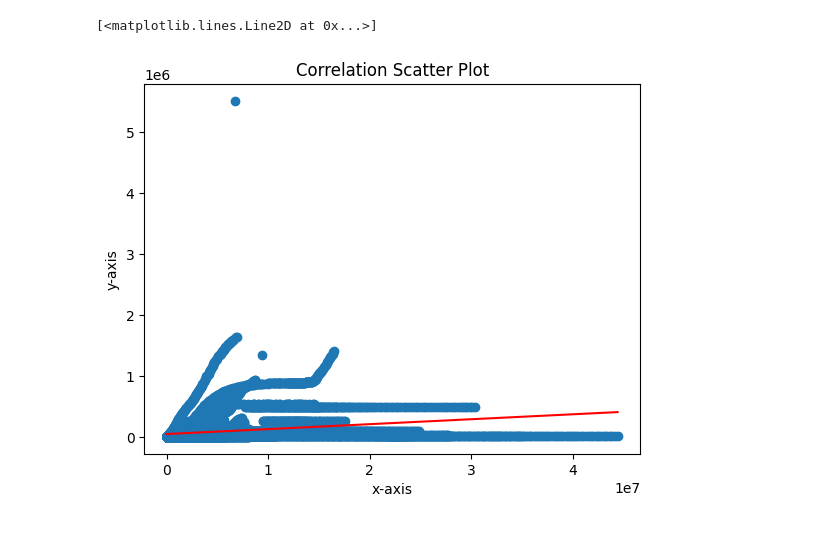
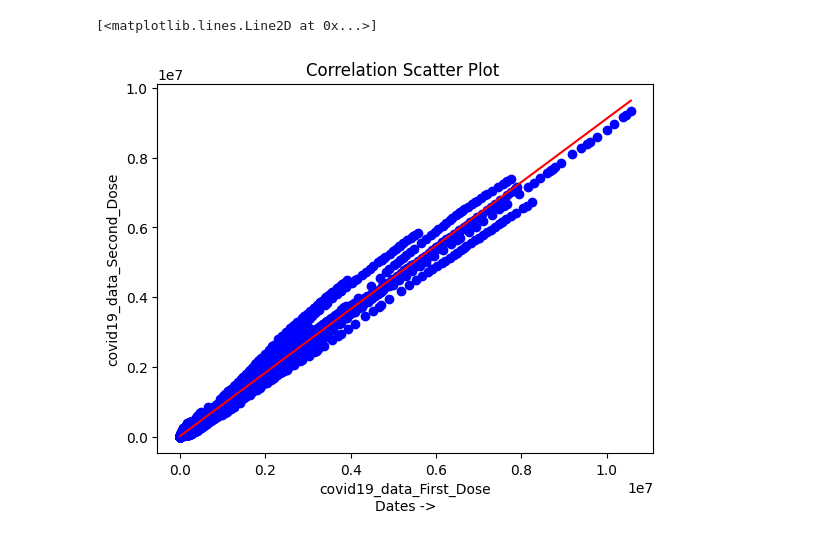
Before and after one commit to arsalanrex/LearnPython, a Jupyter notebook: DCS Assignment.ipynb, the cells around one changed output. Saved outputs shown, nothing was run; the diff lists cells and outputs as text; code cells hidden in the pictures.

```diff
--- a/DCS Assignment.ipynb
+++ b/DCS Assignment.ipynb
@@ -163,4 +167,20 @@ print(" Kurtosis :",kurtosis(col_nm[col], axis=0, bias=True),"\n")
 # %%
-A = col_nm[2]
-B = col_nm[3]
+# 0  : covid19_data_Total_Sessions
+# 1  : covid19_data_Total_Sites
+# 2  : covid19_data_First_Dose
+# 3  : covid19_data_Second_Dose
+# 4  : covid19_data_Male
+# 5  : covid19_data_Female
+# 6  : covid19_data_Transgender
+# 7  : covid19_data_Covaxin
+# 8  : covid19_data_CoviShield
+# 9  : covid19_data_AEFI
+# 10 : covid19_data_18
+# 11 : covid19_data_30
+# 12 : covid19_data_45
+# 13 : covid19_data_60
+# 14 : covid19_data_Total_Doses
+
+A = col_nm[4]
+B = col_nm[5]
 # %%
@@ -172,11 +192,11 @@ print(" Correlation :", pd.Series(A).corr(pd.Series(B)))
 # %%
-plt.title('Correlation Scatter Plot')
-plt.xlabel('x-axis')
-plt.ylabel('y-axis')
-plt.scatter(A, B)
+plt.title('Correlation Scatter Plot ')
+plt.xlabel('covid19_data_First_Dose\nDates ->')
+plt.ylabel('covid19_data_Second_Dose')
+plt.scatter(A, B, c="blue")
 plt.plot(np.unique(A),
          np.poly1d(np.polyfit(A, B, 1))
         (np.unique(A)), color='red')
 # %% [output]
 [<matplotlib.lines.Line2D at 0x...>]
-[figure, old version]
+[figure, new version]
```
Also changed, not shown: parts of 3 cells of this notebook.
